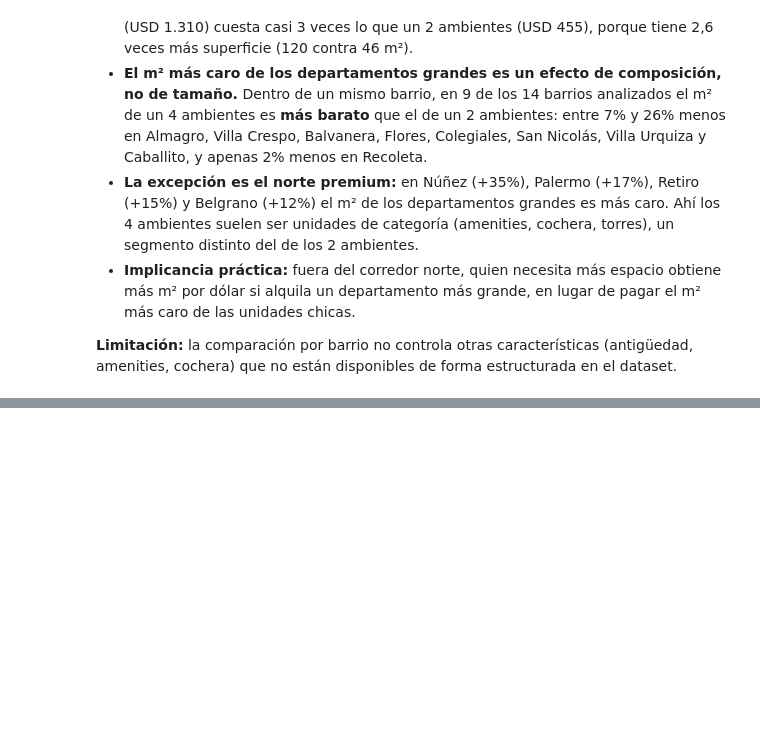
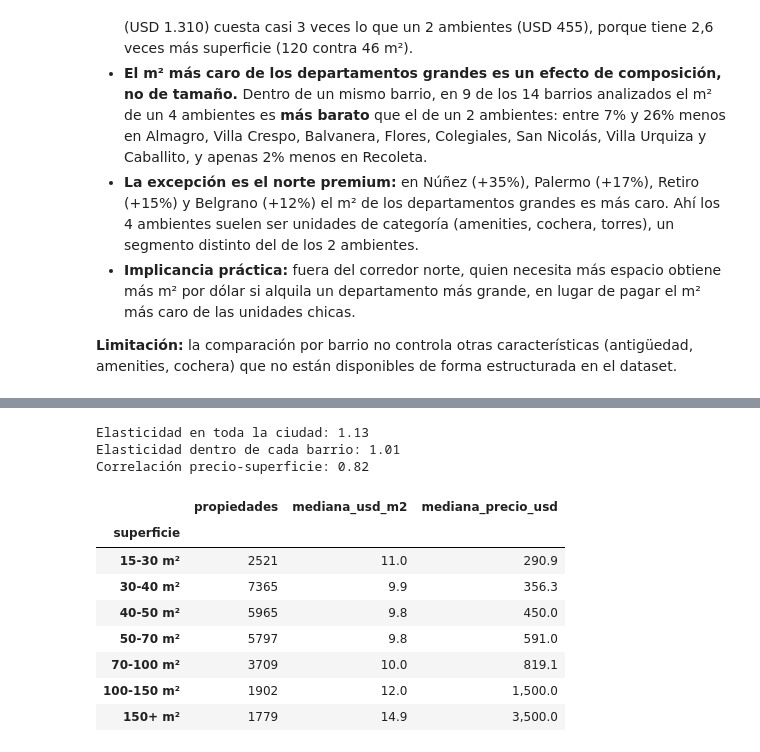
Before and after one commit to magaliorellana01/radar-inmobiliario-caba, a Jupyter notebook: notebooks/02_analisis.ipynb, the cells around one changed output, grey strips where cells are left out. Saved outputs shown, nothing was run; the diff lists cells and outputs as text; code cells hidden in the pictures; blank space fills up the shorter version.

```diff
--- a/notebooks/02_analisis.ipynb
+++ b/notebooks/02_analisis.ipynb
@@ -148,0 +158,25 @@ guardar(fig, "03_usd_m2_2_vs_4_ambientes");
+# %%
+elasticidad_global = elasticidad_precio_superficie(deptos)
+elasticidad_barrio = elasticidad_precio_superficie(deptos, por_barrio=True)
+correlacion = deptos["precio_usd"].corr(deptos["m2"].astype(float))
+
+print(f"Elasticidad en toda la ciudad: {elasticidad_global:.2f}")
+print(f"Elasticidad dentro de cada barrio: {elasticidad_barrio:.2f}")
+print(f"Correlación precio-superficie: {correlacion:.2f}")
+# %% [output]
+Elasticidad en toda la ciudad: 1.13
+Elasticidad dentro de cada barrio: 1.01
+Correlación precio-superficie: 0.82
+# %%
+por_superficie = usd_m2_por_superficie(deptos)
+por_superficie
+# %% [output]
+|  | propiedades | mediana_usd_m2 | mediana_precio_usd |
+| superficie |  |  |  |
+| 15-30 m² | 2521 | 11.0 | 290.9 |
+| 30-40 m² | 7365 | 9.9 | 356.3 |
+| 40-50 m² | 5965 | 9.8 | 450.0 |
+| 50-70 m² | 5797 | 9.8 | 591.0 |
+| 70-100 m² | 3709 | 10.0 | 819.1 |
+| 100-150 m² | 1902 | 12.0 | 1,500.0 |
+| 150+ m² | 1779 | 14.9 | 3,500.0 |
```
Also changed, not shown: parts of 8 cells of this notebook, 2 other files.
